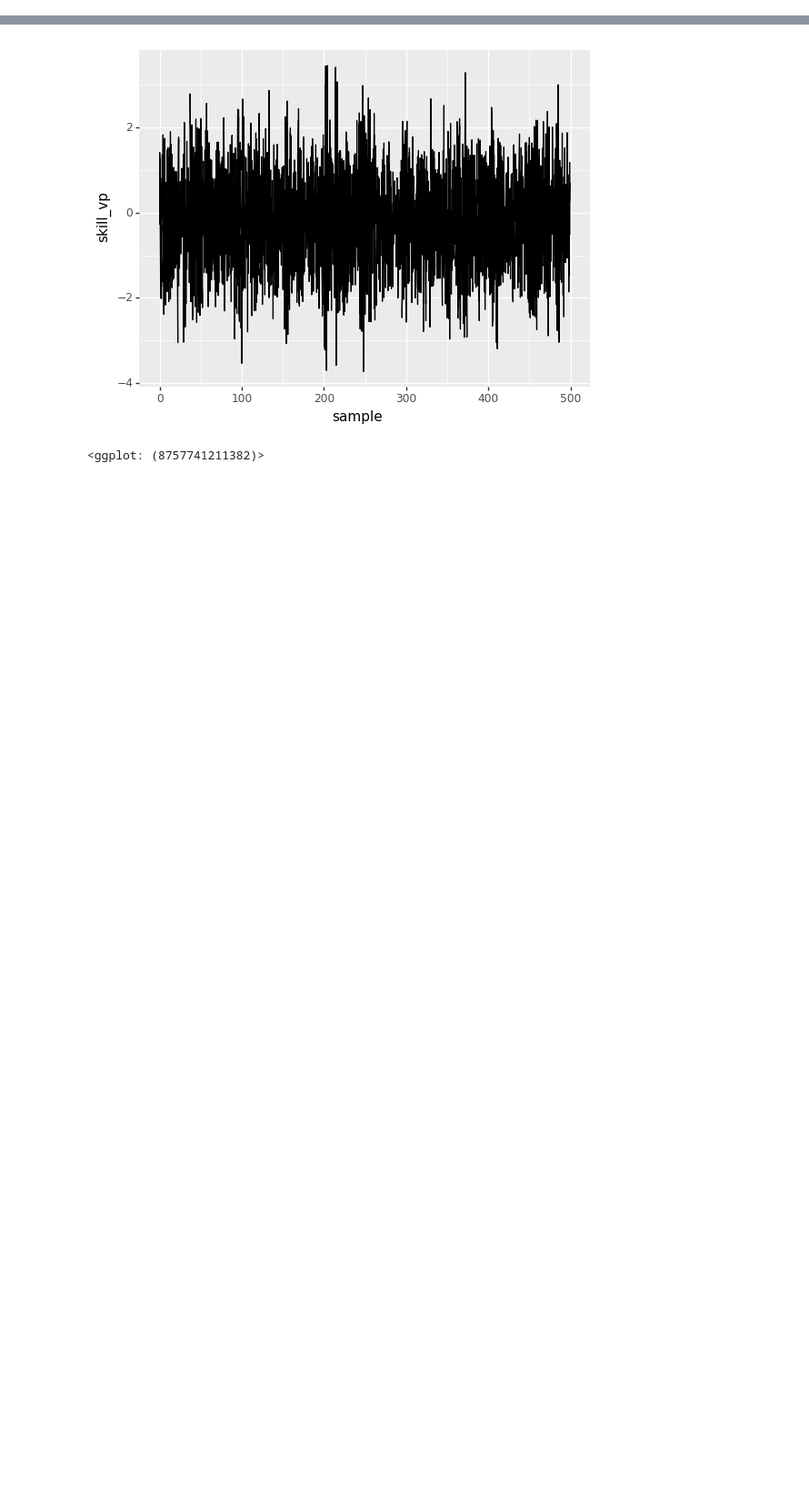
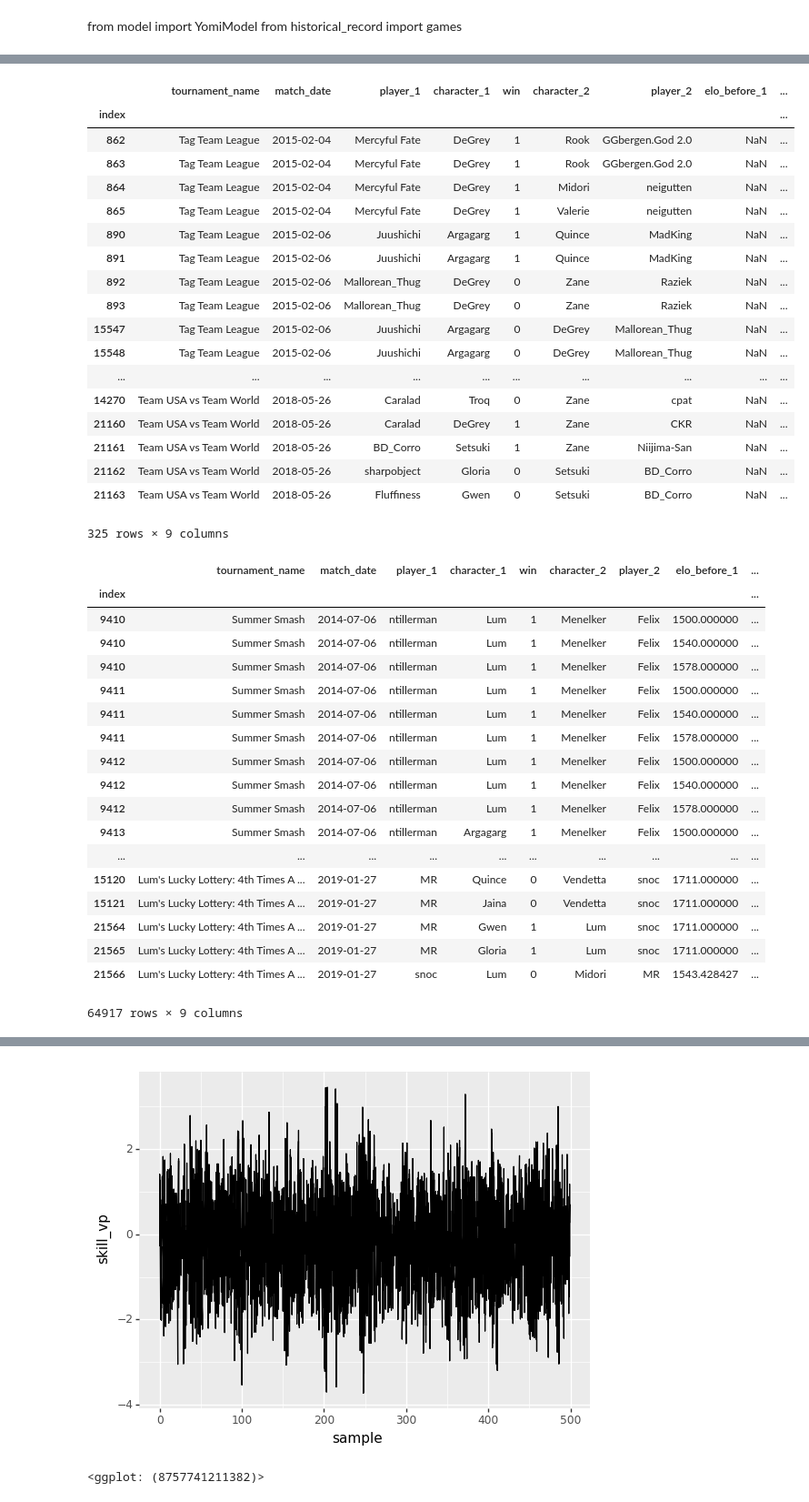
Before and after one commit to cpennington/yomi-skill, a Jupyter notebook: Bayesian Skill.ipynb, the cells around one changed output, grey strips where cells are left out. Shown: that part at 91% size. Cells and saved outputs as stored; diff of their text form; code cells hidden in the pictures; blank space fills up the shorter version.

```diff
--- a/Bayesian Skill.ipynb
+++ b/Bayesian Skill.ipynb
@@ -5,0 +7,8 @@ from model import YomiModel
+# %% [markdown]
+from model import YomiModel
+from historical_record import games
+# %%
+hist_games = games()
+display(hist_games)
+display(hist_games.dtypes)
+# %% [output]
@@ -5,0 +19,38 @@ from model import YomiModel
+|  | tournament_name | match_date | player_1 | character_1 | win | character_2 | player_2 | elo_before_1 | ... |
+| index |  |  |  |  |  |  |  |  | ... |
+| 862 | Tag Team League | 2015-02-04 | Mercyful Fate | DeGrey | 1 | Rook | GGbergen.God 2.0 | NaN | ... |
+| 863 | Tag Team League | 2015-02-04 | Mercyful Fate | DeGrey | 1 | Rook | GGbergen.God 2.0 | NaN | ... |
+| 864 | Tag Team League | 2015-02-04 | Mercyful Fate | DeGrey | 1 | Midori | neigutten | NaN | ... |
+| 865 | Tag Team League | 2015-02-04 | Mercyful Fate | DeGrey | 1 | Valerie | neigutten | NaN | ... |
+| 890 | Tag Team League | 2015-02-06 | Juushichi | Argagarg | 1 | Quince | MadKing | NaN | ... |
+| 891 | Tag Team League | 2015-02-06 | Juushichi | Argagarg | 1 | Quince | MadKing | NaN | ... |
+| 892 | Tag Team League | 2015-02-06 | Mallorean_Thug | DeGrey | 0 | Zane | Raziek | NaN | ... |
+| 893 | Tag Team League | 2015-02-06 | Mallorean_Thug | DeGrey | 0 | Zane | Raziek | NaN | ... |
+| 15547 | Tag Team League | 2015-02-06 | Juushichi | Argagarg | 0 | DeGrey | Mallorean_Thug | NaN | ... |
+| 15548 | Tag Team League | 2015-02-06 | Juushichi | Argagarg | 0 | DeGrey | Mallorean_Thug | NaN | ... |
+| ... | ... | ... | ... | ... | ... | ... | ... | ... | ... |
+| 14270 | Team USA vs Team World | 2018-05-26 | Caralad | Troq | 0 | Zane | cpat | NaN | ... |
+| 21160 | Team USA vs Team World | 2018-05-26 | Caralad | DeGrey | 1 | Zane | CKR | NaN | ... |
+| 21161 | Team USA vs Team World | 2018-05-26 | BD_Corro | Setsuki | 1 | Zane | Niijima-San | NaN | ... |
+| 21162 | Team USA vs Team World | 2018-05-26 | sharpobject | Gloria | 0 | Setsuki | BD_Corro | NaN | ... |
+| 21163 | Team USA vs Team World | 2018-05-26 | Fluffiness | Gwen | 0 | Setsuki | BD_Corro | NaN | ... |
+325 rows × 9 columns
+|  | tournament_name | match_date | player_1 | character_1 | win | character_2 | player_2 | elo_before_1 | ... |
+| index |  |  |  |  |  |  |  |  | ... |
+| 9410 | Summer Smash | 2014-07-06 | ntillerman | Lum | 1 | Menelker | Felix | 1500.000000 | ... |
+| 9410 | Summer Smash | 2014-07-06 | ntillerman | Lum | 1 | Menelker | Felix | 1540.000000 | ... |
+| 9410 | Summer Smash | 2014-07-06 | ntillerman | Lum | 1 | Menelker | Felix | 1578.000000 | ... |
+| 9411 | Summer Smash | 2014-07-06 | ntillerman | Lum | 1 | Menelker | Felix | 1500.000000 | ... |
+| 9411 | Summer Smash | 2014-07-06 | ntillerman | Lum | 1 | Menelker | Felix | 1540.000000 | ... |
+| 9411 | Summer Smash | 2014-07-06 | ntillerman | Lum | 1 | Menelker | Felix | 1578.000000 | ... |
+| 9412 | Summer Smash | 2014-07-06 | ntillerman | Lum | 1 | Menelker | Felix | 1500.000000 | ... |
+| 9412 | Summer Smash | 2014-07-06 | ntillerman | Lum | 1 | Menelker | Felix | 1540.000000 | ... |
+| 9412 | Summer Smash | 2014-07-06 | ntillerman | Lum | 1 | Menelker | Felix | 1578.000000 | ... |
+| 9413 | Summer Smash | 2014-07-06 | ntillerman | Argagarg | 1 | Menelker | Felix | 1500.000000 | ... |
+| ... | ... | ... | ... | ... | ... | ... | ... | ... | ... |
+| 15120 | Lum's Lucky Lottery: 4th Times A ... | 2019-01-27 | MR | Quince | 0 | Vendetta | snoc | 1711.000000 | ... |
+| 15121 | Lum's Lucky Lottery: 4th Times A ... | 2019-01-27 | MR | Jaina | 0 | Vendetta | snoc | 1711.000000 | ... |
+| 21564 | Lum's Lucky Lottery: 4th Times A ... | 2019-01-27 | MR | Gwen | 1 | Lum | snoc | 1711.000000 | ... |
+| 21565 | Lum's Lucky Lottery: 4th Times A ... | 2019-01-27 | MR | Gloria | 1 | Lum | snoc | 1711.000000 | ... |
+| 21566 | Lum's Lucky Lottery: 4th Times A ... | 2019-01-27 | snoc | Lum | 0 | Midori | MR | 1543.428427 | ... |
+64917 rows × 9 columns
```
Also changed, not shown: parts of 16 cells of this notebook, 13 other files.
